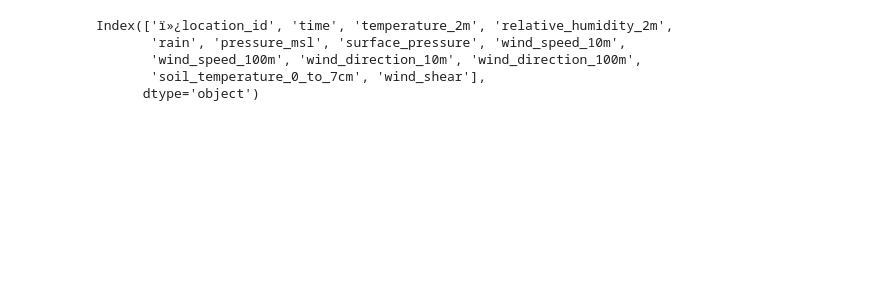
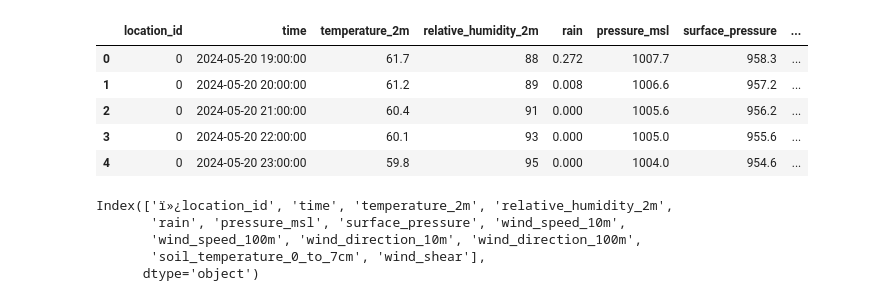
Before and after one commit to dpatel77/ProjectToto, a Jupyter notebook: RTS/client_demo.ipynb, the cells around one changed output. Cells and saved outputs as stored; diff of their text form; code cells hidden in the pictures; blank space fills up the shorter version.

```diff
--- a/RTS/client_demo.ipynb
+++ b/RTS/client_demo.ipynb
@@ -15,9 +2,22 @@ with open('demo_data.json', 'w') as f:
 #read in json file into pandas
 import pandas as pd
 df = pd.read_json('demo_data.json')
+# %%
+import datetime
+
+df['time'] = df['time'].apply(lambda x: datetime.datetime.fromtimestamp(x / 1000.0))
 # %%
 import pickle
 #load model
 model = pickle.load(open('xgb_model.pkl', 'rb'))
+# %%
+df.head()
+# %% [output]
+|  | location_id | time | temperature_2m | relative_humidity_2m | rain | pressure_msl | surface_pressure | ... |
+| 0 | 0 | 2024-05-20 19:00:00 | 61.7 | 88 | 0.272 | 1007.7 | 958.3 | ... |
+| 1 | 0 | 2024-05-20 20:00:00 | 61.2 | 89 | 0.008 | 1006.6 | 957.2 | ... |
+| 2 | 0 | 2024-05-20 21:00:00 | 60.4 | 91 | 0.000 | 1005.6 | 956.2 | ... |
+| 3 | 0 | 2024-05-20 22:00:00 | 60.1 | 93 | 0.000 | 1005.0 | 955.6 | ... |
+| 4 | 0 | 2024-05-20 23:00:00 | 59.8 | 95 | 0.000 | 1004.0 | 954.6 | ... |
 # %%
 #make a df for each unique time stamp
```
Also changed, not shown: parts of 5 cells of this notebook, 2 other files.
